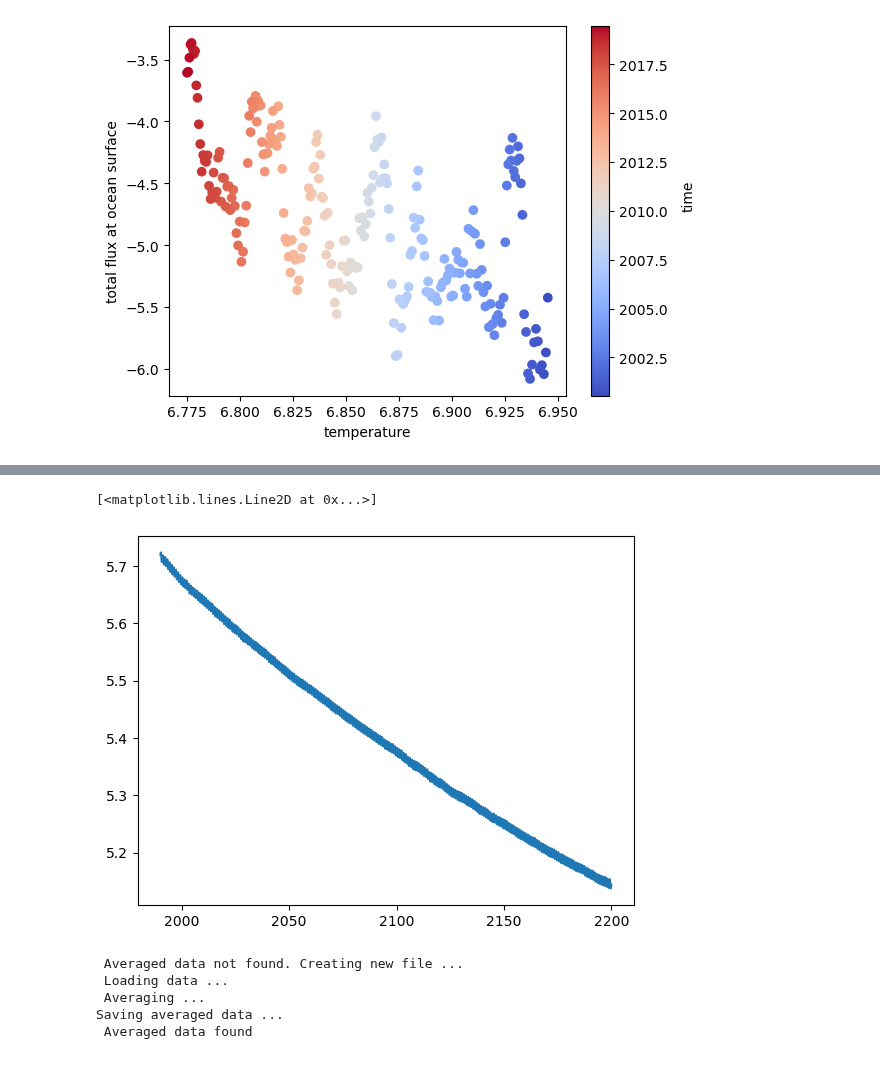
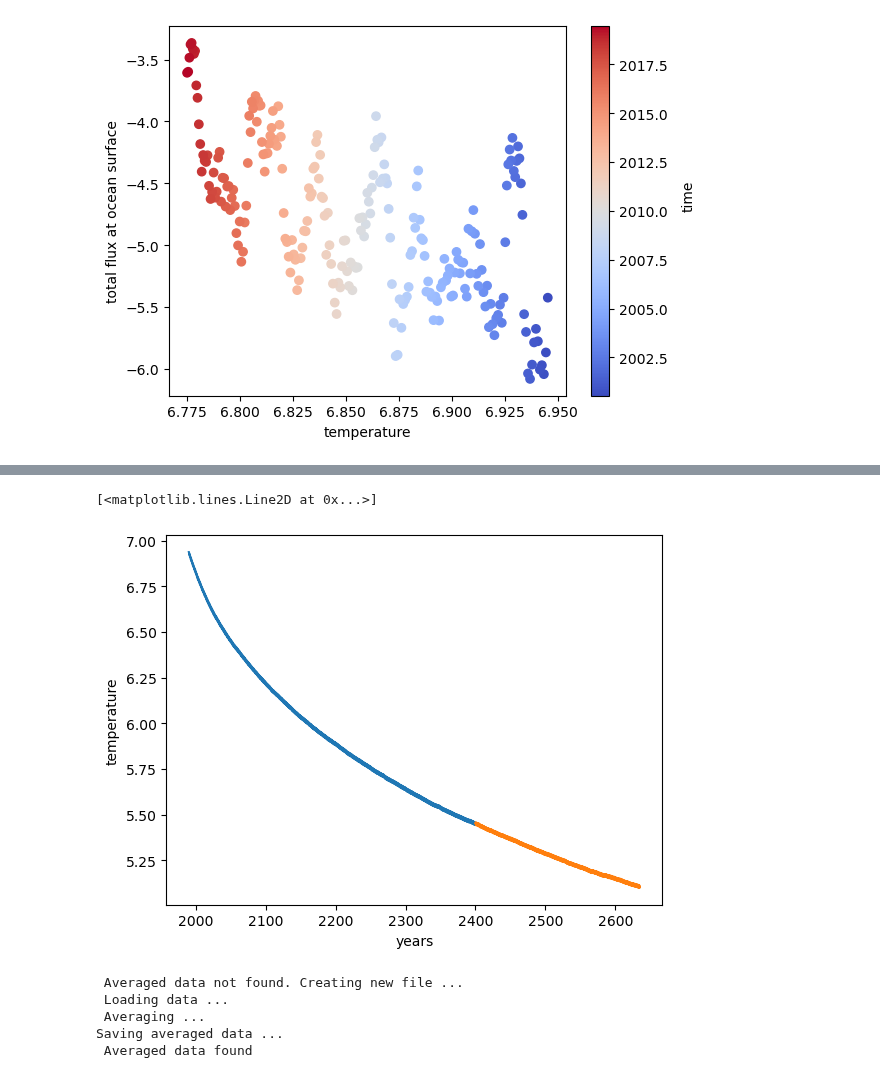
Before and after one commit to asozza/stece, a Jupyter notebook: goat/test_fix0.ipynb, the cells around one changed output, grey strips where cells are left out. Saved outputs shown, nothing was run; the diff lists cells and outputs as text; code cells hidden in the pictures.

Commit message:
goat update on graphs

```diff
--- a/goat/test_fix0.ipynb
+++ b/goat/test_fix0.ipynb
@@ -36,5 +36,6 @@ gg.gregoryplot('ut00', 2000, 2300, 'thetao', '3D', 'qt_oce', '2D', 'mave')
 <matplotlib.collections.PathCollection at 0x...>
 [figure]
 # %%
-gg.timeseries('fx10', 1990, 2200, 'thetao', '3D', 1, 'norm', 'ave', 0)
+gg.timeseries('lfr0', 1990, 2400, 'thetao', '3D', 1, 'norm', 'ave', 0)
+gg.timeseries('lfr1', 1990, 2225, 'thetao', '3D', 1, 'norm', 'ave', 410)
 # %% [output]
@@ -45,5 +47,5 @@ Saving averaged data ...
 [<matplotlib.lines.Line2D at 0x...>]
-[figure, old version]
+[figure, new version]
 # %%
 gg.timeseries('fix0', 2150, 2420, 'thetao', '3D', 1, 'norm', 'ave', 0)
 gg.timeseries('fx10', 1990, 2200, 'thetao', '3D', 1, 'norm', 'ave', 209)
```
Also changed, not shown: parts of 1 cell of this notebook, 5 other files.
